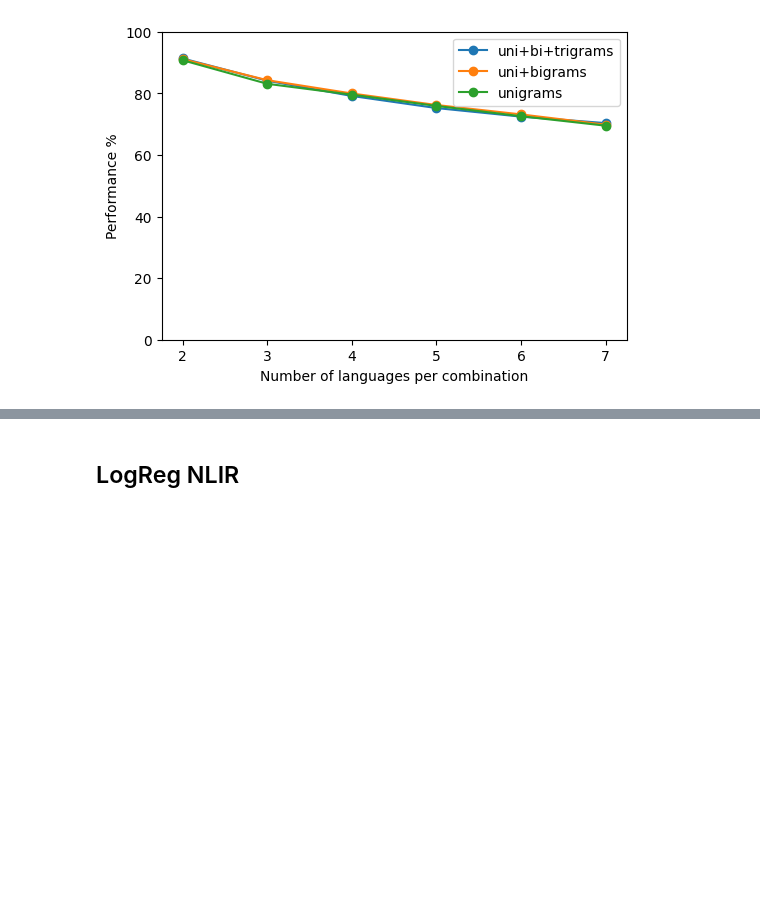
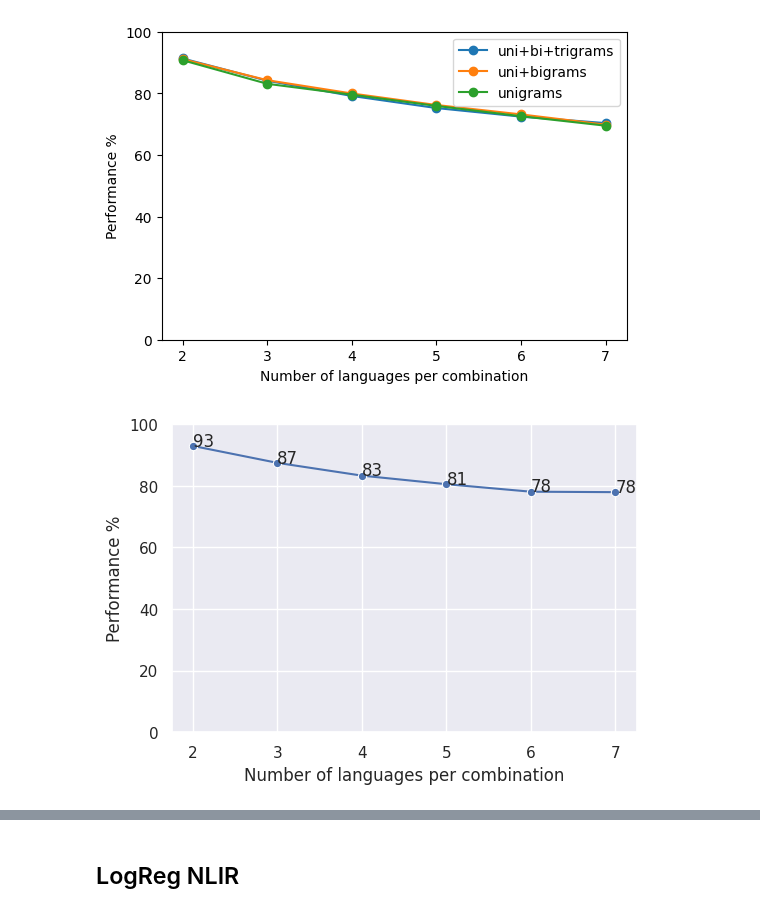
Before and after one commit to linaskerath/ANLP_project, a Jupyter notebook: scripts/5_logreg_model_new.ipynb, the cells around one changed output, grey strips where cells are left out. Saved outputs shown, nothing was run; the diff lists cells and outputs as text; code cells hidden in the pictures; blank space fills up the shorter version.

Commit message:
re-ran for updated results and plots

```diff
--- a/scripts/5_logreg_model_new.ipynb
+++ b/scripts/5_logreg_model_new.ipynb
@@ -97,14 +103,12 @@ from tqdm import tqdm
 dict_performances = {}
 dict_performances_groups = []
 
-for i in tqdm(range(2, 8)): # 8
+for i in range(2, 8): # 8
     comb = list(itertools.combinations(['ee', 'fi', 'ge', 'he', 'it', 'en', 'sp'], i))
-    #print(comb)
     temp = []
     for c in comb:
         df_main_ = df_main[df_main[('labels', 'lang')].isin(c)]
-        logreg = LogisticRegression(C=1e5, multi_class='multinomial', solver='lbfgs', random_state=0)
-        #columns = ['TF_uni', 'FP_uni', 'FF_uni', 'TF_bi', 'FP_bi', 'FF_bi', 'TF_tri', 'FP_tri', 'FF_tri' ]
+        logreg = LogisticRegression(C=1e5, multi_class='multinomial', solver='lbfgs', random_state=0, max_iter = 2000)
         cross_val_scores = get_cv_score(df_main_, columns, logreg)
         dict_performances[str(c)] = np.mean(cross_val_scores)
         temp.append(np.mean(cross_val_scores))
@@ -186,3 +148,26 @@ axes.set_ylabel('Performance %')
 axes.set_ylim(0, 100);
 # %% [output]
 [figure]
+# %%
+xx = np.array(dict_performances_groups)[:, 0]
+yy = [i * 100 for i in  np.array(dict_performances_groups)[:, 1]]
+
+sns.set_theme()
+fig, axes = plt.subplots(ncols=1, figsize=(6,4))
+#axes.plot(xx, yy, marker='o', label = 'uni+bi+trigrams')
+sns.lineplot(x=xx, y=yy, marker='o') #, label = 'uni+bi+trigrams'
+# mean performance per group of all combinations of languages
+#axes.set_title(' Mean performance per group of all possible combinations of languages. E.g. 2 on the x axis means a group all language pairs amd y shows the mean performance.')
+#axes.legend()
+axes.set_xlabel('Number of languages per combination')
+axes.set_ylabel('Performance %')
+axes.set_ylim(0, 100);
+
+
+for i, txt in enumerate(yy):
+    axes.annotate(int(round(txt, 0)), (xx[i], yy[i]))
+
+#     for i,j in zip(x,y):
+#     ax.annotate(str(j),xy=(i,j))
+# %% [output]
+[figure, added]
```
Also changed, not shown: parts of 11 cells of this notebook, 7 other files.
